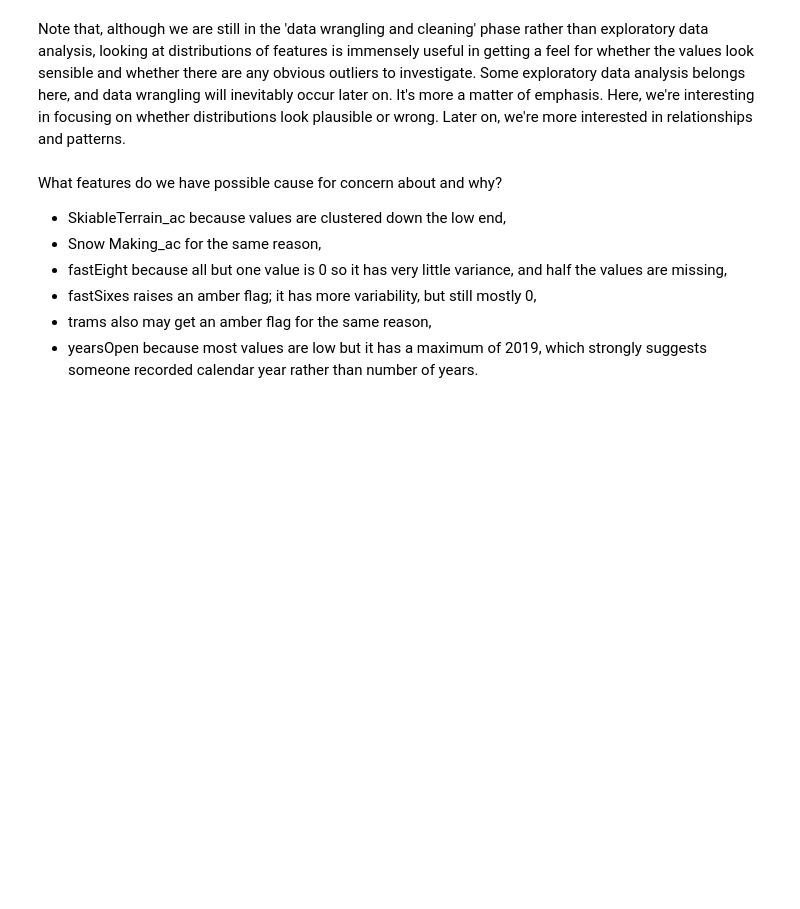
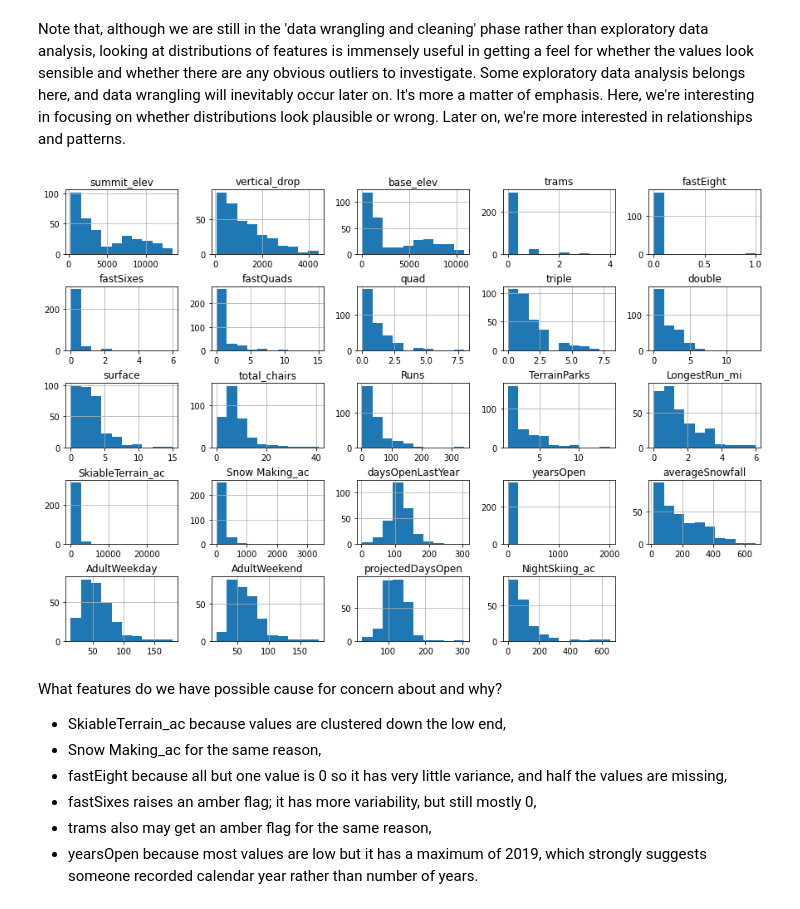
Before and after one commit to Hillary577/DataScienceGuidedCapstone, a Jupyter notebook: Notebooks/HL_02_data_wrangling.ipynb, the cells around one changed output. Saved outputs shown, nothing was run; the diff lists cells and outputs as text; code cells hidden in the pictures; blank space fills up the shorter version.

```diff
--- a/Notebooks/HL_02_data_wrangling.ipynb
+++ b/Notebooks/HL_02_data_wrangling.ipynb
@@ -484,12 +512,14 @@ Note that, although we are still in the 'data wrangling and cleaning' phase rath
 # %%
 #Code task 18#
 #Call ski_data's `hist` method to plot histograms of each of the numeric features
 #Try passing it an argument figsize=(15,10)
 #Try calling plt.subplots_adjust() with an argument hspace=0.5 to adjust the spacing
 #It's important you create legible and easy-to-read plots
-ski_data.___(___)
-#plt.subplots_adjust(hspace=___);
+ski_data.hist(figsize=(15,10))
+plt.subplots_adjust(hspace=0.5);
 #Hint: notice how the terminating ';' "swallows" some messy output and leads to a tidier notebook
+# %% [output]
+[figure, added]
 # %% [markdown]
 What features do we have possible cause for concern about and why?
 
```
Also changed, not shown: parts of 23 cells of this notebook.
